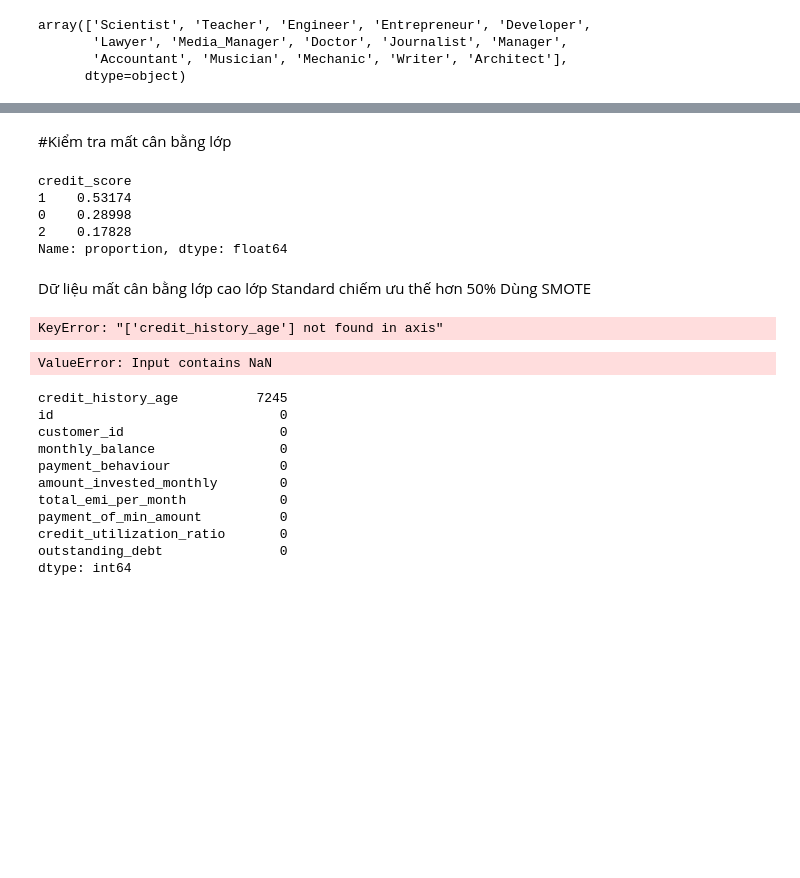
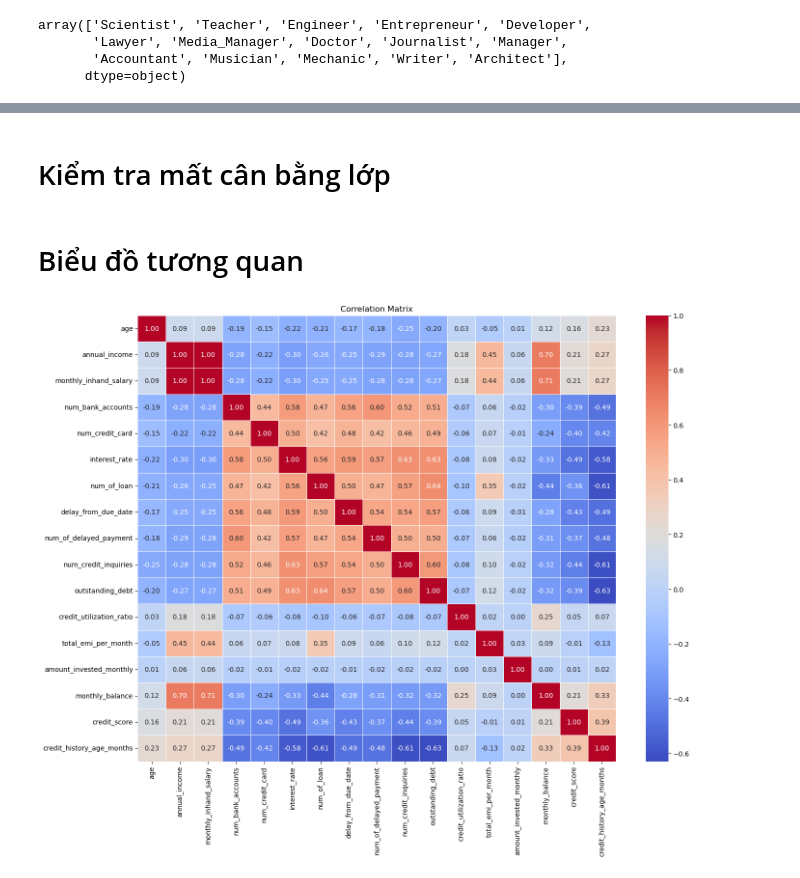
Before and after one commit to gilchea/credit_score_team2_k45, a Jupyter notebook: report.ipynb, the cells around one changed output, grey strips where cells are left out. Cells and saved outputs as stored; diff of their text form; code cells hidden in the pictures; blank space fills up the shorter version.

Commit message:
correlation and select feature

```diff
--- a/report.ipynb
+++ b/report.ipynb
@@ -1780,9 +1826,9 @@ Good (2): Danh mục tín dụng tốt, thường có nhiều loại tín dụng
 payment_min_mapping = {
     'No': 0,
     'Yes': 1,
-    'NM': -1
+    # 'NM': -1
 }
-df4['payment_of_min_amount'] = df4['payment_of_min_amount'].map(payment_min_mapping)
+df_cat['payment_of_min_amount'] = df4['payment_of_min_amount'].map(payment_min_mapping)
 # %% [markdown]
 cho biết khách hàng có thanh toán số tiền tối thiểu trong kỳ hay không.
 
@@ -1810,7 +1856,7 @@ payment_behaviour_mapping = {
     'Low_spent_Medium_value_payments': 4,
     'Low_spent_Small_value_payments': 5
 }
-df4['payment_behaviour'] = df4['payment_behaviour'].map(payment_behaviour_mapping)
+df_cat['payment_behaviour'] = df4['payment_behaviour'].map(payment_behaviour_mapping)
 # %% [markdown]
 mô tả hành vi chi tiêu và thanh toán của khách hàng:
 
@@ -1821,14 +1867,14 @@ Low_spent: Chi tiêu ít
 Large/Medium/Small_value_payments: Trị giá khoản thanh toán lớn, trung bình, nhỏ
 
 → Mã hóa theo kết hợp mức độ chi tiêu và thanh toán. Giá trị số 0–5 không có thứ tự tự nhiên rõ ràng nên mô hình cây (tree-based) thường phù hợp hơn hồi quy tuyến tính.
-# %%
-# Credit_Score: Poor = 0, Standard = 1, Good = 2
-credit_score_mapping = {
-    'Poor': 0,
-    'Standard': 1,
-    'Good': 2
-}
-df4['credit_score'] = df4['credit_score'].map(credit_score_mapping)
+# %%
+# Credit_Score: Poor = 0, Standard = 1, Good = 2
+credit_score_mapping = {
+    'Poor': 0,
+    'Standard': 1,
+    'Good': 2
+}
+df_cat['credit_score'] = df4['credit_score'].map(credit_score_mapping)
 # %% [markdown]
 Điểm tín dụng tổng thể của khách hàng:
 
@@ -1864,17 +1926,2 @@ array(['Scientist', 'Teacher', 'Engineer', 'Entrepreneur', 'Developer',
 # %% [markdown]
-#Kiểm tra mất cân bằng lớp
+# Kiểm tra mất cân bằng lớp
-# %%
-df4['credit_score'].value_counts(normalize=True)
-# %% [output]
-credit_score
-1    0.53174
-0    0.28998
-2    0.17828
-Name: proportion, dtype: float64
-# %% [markdown]
-Dữ liệu mất cân bằng lớp cao lớp Standard chiếm ưu thế hơn 50%
-Dùng SMOTE
-# %%
-df5 = df4.drop('credit_history_age')
-# %% [output]
-KeyError: "['credit_history_age'] not found in axis"
@@ -1894,19 +1928,13 @@ X_train, X_test, y_train, y_test = train_test_split(X, y,
-# %%
-smote = SMOTE(random_state=42)
-X_train_resampled, y_train_resampled = smote.fit_resample(X_train, y_train)
-# %% [output]
-ValueError: Input contains NaN
-# %%
-X_train.isnull().sum().sort_values(ascending=False).head(10)
-# %% [output]
-credit_history_age          7245
-id                             0
-customer_id                    0
-monthly_balance                0
-payment_behaviour              0
-amount_invested_monthly        0
-total_emi_per_month            0
-payment_of_min_amount          0
-credit_utilization_ratio       0
-outstanding_debt               0
-dtype: int64
+# %% [markdown]
+# Biểu đồ tương quan
+# %%
+# Correlation of target variable with features after numerical transformation
+df3['credit_score'] = df_cat['credit_score']
+corr_matrix = df3.corr(numeric_only=True)
+
+plt.figure(figsize=(16, 12))
+sns.heatmap(corr_matrix, annot=True, fmt=".2f", cmap="coolwarm", linewidths=0.5)
+plt.title("Correlation Matrix")
+plt.show()
+# %% [output]
+[figure, added]
```
Also changed, not shown: parts of 20 cells of this notebook.
